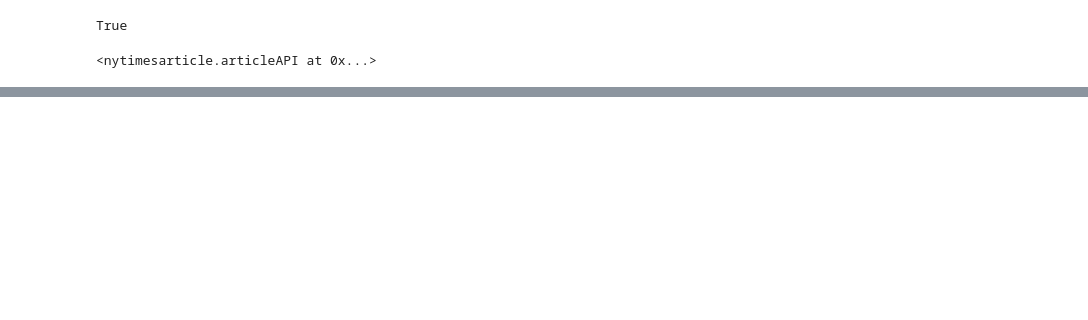
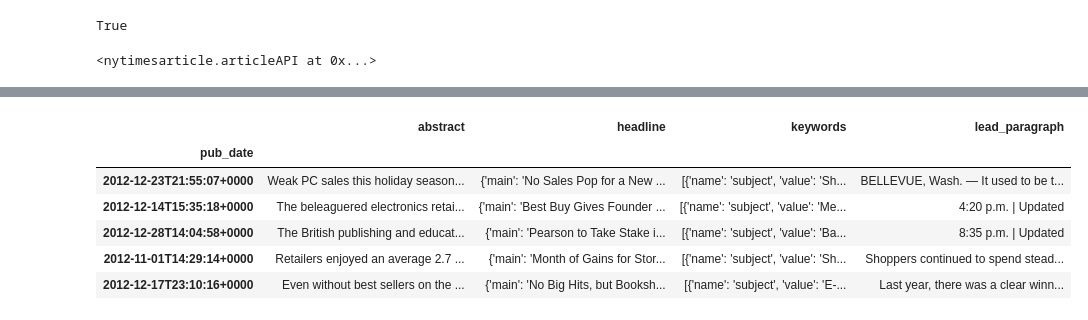
Before and after one commit to junaidqamer/HolidaySales, a Jupyter notebook: NYT_api.ipynb, the cells around one changed output, grey strips where cells are left out. Drawn from its saved outputs; the diff is of its cells as text; code cells hidden in the pictures; blank space fills up the shorter version.

```diff
--- a/NYT_api.ipynb
+++ b/NYT_api.ipynb
@@ -250,0 +371,15 @@ articles_03
+# %%
+# Dataframe for 12
+articles12= articles_12['response']
+articles_df_12 = pd.DataFrame(articles12['docs']).set_index('pub_date').drop(columns = ['_id','byline', 'document_type','multimedia','news_desk'
+                                                                         ,'print_page','print_section','snippet','source','subsection_name'
+                                                                         ,'type_of_material', 'uri','web_url','word_count','section_name'])
+articles_df_12.head()
+# %% [output]
+|  | abstract | headline | keywords | lead_paragraph |
+| pub_date |  |  |  |  |
+| 2012-12-23T21:55:07+0000 | Weak PC sales this holiday season... | {'main': 'No Sales Pop for a New ... | [{'name': 'subject', 'value': 'Sh... | BELLEVUE, Wash. — It used to be t... |
+| 2012-12-14T15:35:18+0000 | The beleaguered electronics retai... | {'main': 'Best Buy Gives Founder ... | [{'name': 'subject', 'value': 'Me... | 4:20 p.m. | Updated |
+| 2012-12-28T14:04:58+0000 | The British publishing and educat... | {'main': 'Pearson to Take Stake i... | [{'name': 'subject', 'value': 'Ba... | 8:35 p.m. | Updated |
+| 2012-11-01T14:29:14+0000 | Retailers enjoyed an average 2.7 ... | {'main': 'Month of Gains for Stor... | [{'name': 'subject', 'value': 'Sh... | Shoppers continued to spend stead... |
+| 2012-12-17T23:10:16+0000 | Even without best sellers on the ... | {'main': 'No Big Hits, but Booksh... | [{'name': 'subject', 'value': 'E-... | Last year, there was a clear winn... |
```
Also changed, not shown: parts of 43 cells of this notebook.
